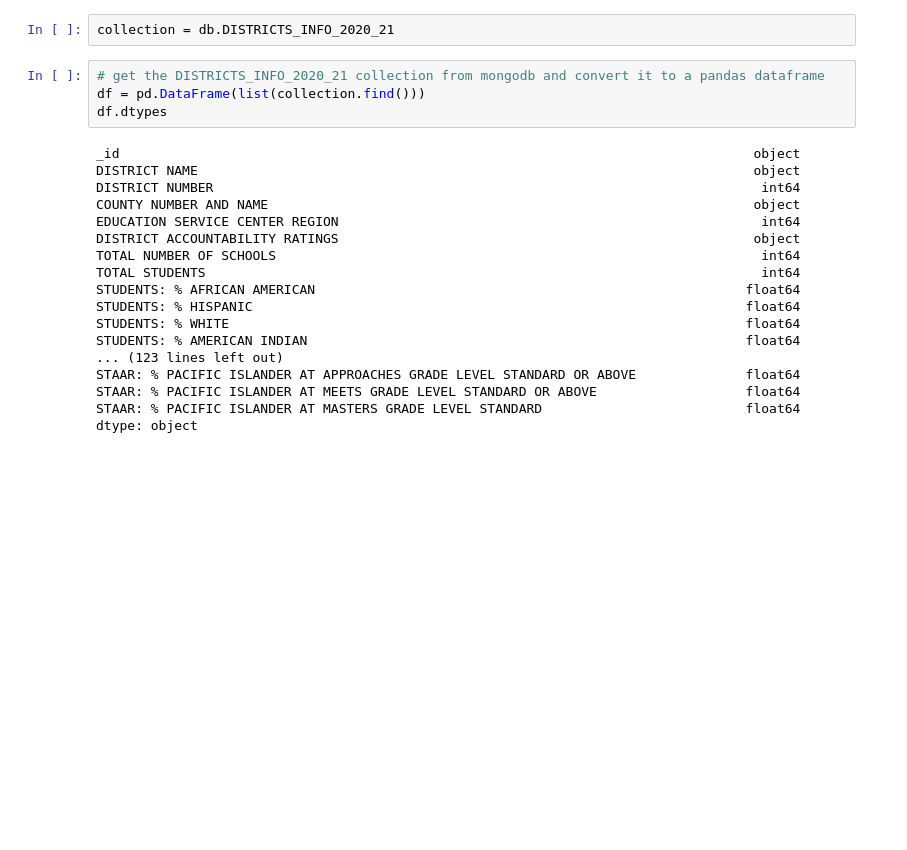
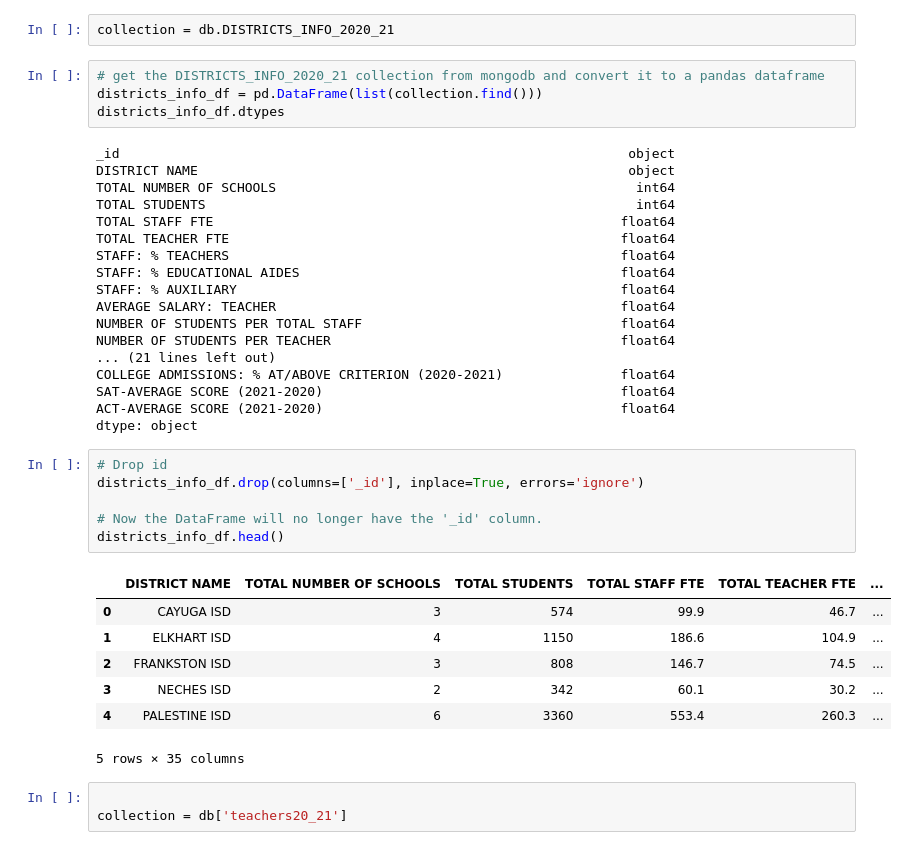
Before and after one commit to Amarilli/Texas-Education-and-Accountability-Rating-a-Machine-Learning-Model, a Jupyter notebook: DB.ipynb, the cells around one changed output. Drawn from its saved outputs; the diff is of its cells as text; blank space fills up the shorter version.

```diff
--- a/DB.ipynb
+++ b/DB.ipynb
@@ -59,23 +60,40 @@ db.list_collection_names()
 collection = db.DISTRICTS_INFO_2020_21
 # %%
 # get the DISTRICTS_INFO_2020_21 collection from mongodb and convert it to a pandas dataframe
-df = pd.DataFrame(list(collection.find()))
-df.dtypes
+districts_info_df = pd.DataFrame(list(collection.find()))
+districts_info_df.dtypes
 # %% [output]
-_id                                                                                 object
-DISTRICT NAME                                                                       object
-DISTRICT NUMBER                                                                      int64
-COUNTY NUMBER AND NAME                                                              object
-EDUCATION SERVICE CENTER REGION                                                      int64
-DISTRICT ACCOUNTABILITY RATINGS                                                     object
-TOTAL NUMBER OF SCHOOLS                                                              int64
-TOTAL STUDENTS                                                                       int64
-STUDENTS: % AFRICAN AMERICAN                                                       float64
-STUDENTS: % HISPANIC                                                               float64
-STUDENTS: % WHITE                                                                  float64
-STUDENTS: % AMERICAN INDIAN                                                        float64
-... (123 lines left out)
-STAAR: % PACIFIC ISLANDER AT APPROACHES GRADE LEVEL STANDARD OR ABOVE              float64
-STAAR: % PACIFIC ISLANDER AT MEETS GRADE LEVEL STANDARD OR ABOVE                   float64
-STAAR: % PACIFIC ISLANDER AT MASTERS GRADE LEVEL STANDARD                          float64
+_id                                                                 object
+DISTRICT NAME                                                       object
+TOTAL NUMBER OF SCHOOLS                                              int64
+TOTAL STUDENTS                                                       int64
+TOTAL STAFF FTE                                                    float64
+TOTAL TEACHER FTE                                                  float64
+STAFF: % TEACHERS                                                  float64
+STAFF: % EDUCATIONAL AIDES                                         float64
+STAFF: % AUXILIARY                                                 float64
+AVERAGE SALARY: TEACHER                                            float64
+NUMBER OF STUDENTS PER TOTAL STAFF                                 float64
+NUMBER OF STUDENTS PER TEACHER                                     float64
+... (21 lines left out)
+COLLEGE ADMISSIONS: % AT/ABOVE CRITERION (2020-2021)               float64
+SAT-AVERAGE SCORE (2021-2020)                                      float64
+ACT-AVERAGE SCORE (2021-2020)                                      float64
 dtype: object
+# %%
+# Drop id
+districts_info_df.drop(columns=['_id'], inplace=True, errors='ignore')
+
+# Now the DataFrame will no longer have the '_id' column.
+districts_info_df.head()
+# %% [output]
+|  | DISTRICT NAME | TOTAL NUMBER OF SCHOOLS | TOTAL STUDENTS | TOTAL STAFF FTE | TOTAL TEACHER FTE | ... |
+| 0 | CAYUGA ISD | 3 | 574 | 99.9 | 46.7 | ... |
+| 1 | ELKHART ISD | 4 | 1150 | 186.6 | 104.9 | ... |
+| 2 | FRANKSTON ISD | 3 | 808 | 146.7 | 74.5 | ... |
+| 3 | NECHES ISD | 2 | 342 | 60.1 | 30.2 | ... |
+| 4 | PALESTINE ISD | 6 | 3360 | 553.4 | 260.3 | ... |
+5 rows × 35 columns
+# %%
+
+collection = db['teachers20_21']
```
Also changed, not shown: parts of 5 cells of this notebook.
